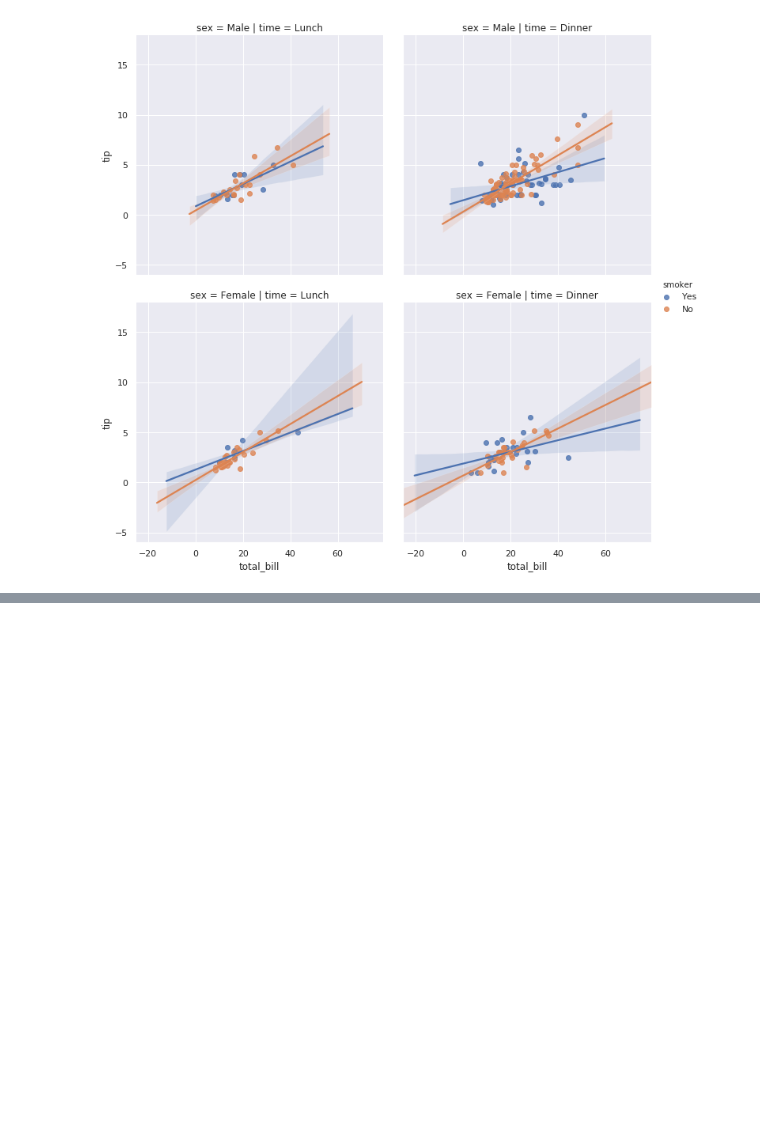
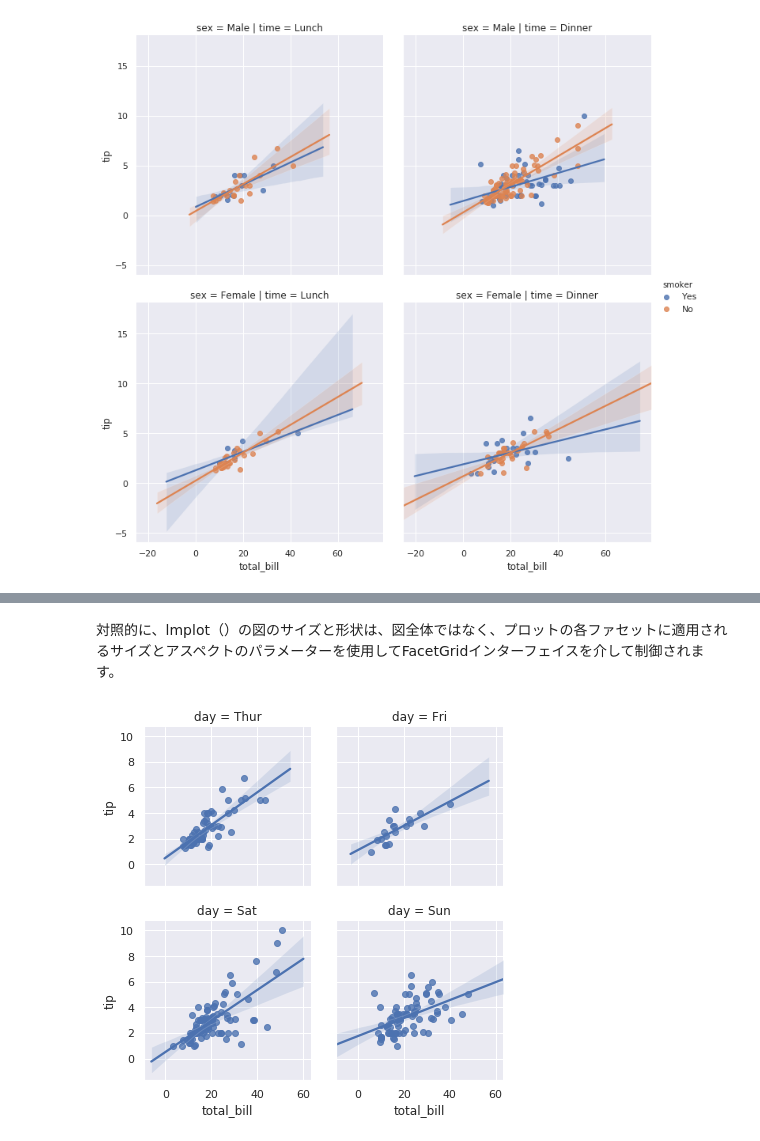
Before and after one commit to pea-sys/Til, a Jupyter notebook: OfficialSeabornTutorial.ipynb, the cells around one changed output, grey strips where cells are left out. Cells and saved outputs as stored; diff of their text form; code cells hidden in the pictures; blank space fills up the shorter version.

```diff
--- a/OfficialSeabornTutorial.ipynb
+++ b/OfficialSeabornTutorial.ipynb
@@ -863,0 +870,7 @@ sns.lmplot(x="total_bill", y="tip", hue="smoker",
+# %% [markdown]
+対照的に、lmplot（）の図のサイズと形状は、図全体ではなく、プロットの各ファセットに適用されるサイズとアスペクトのパラメーターを使用してFacetGridインターフェイスを介して制御されます。
+# %%
+sns.lmplot(x="total_bill", y="tip", col="day", data=tips,
+           col_wrap=2, height=3);
+# %% [output]
+[figure, added]
```
Also changed, not shown: parts of 37 cells of this notebook.
